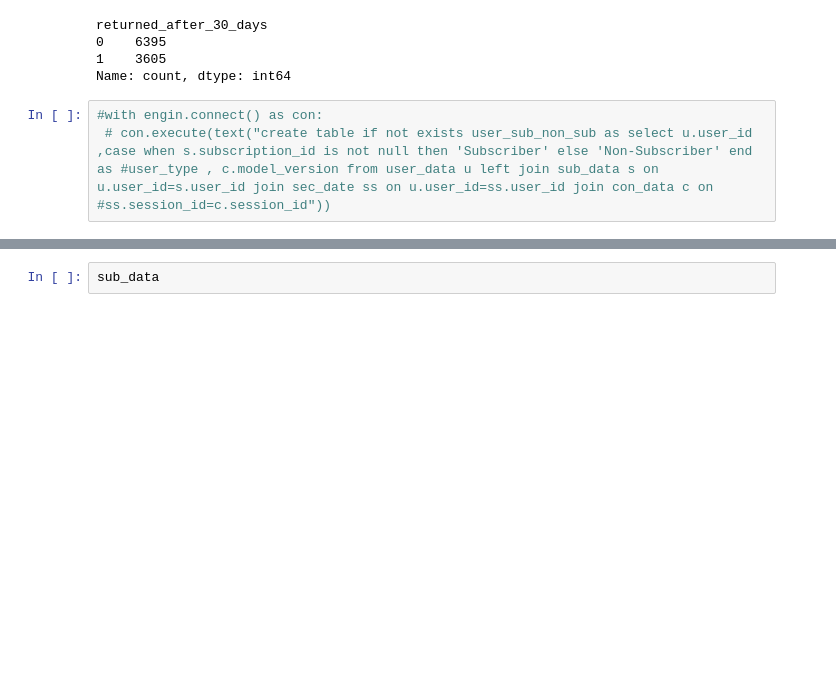
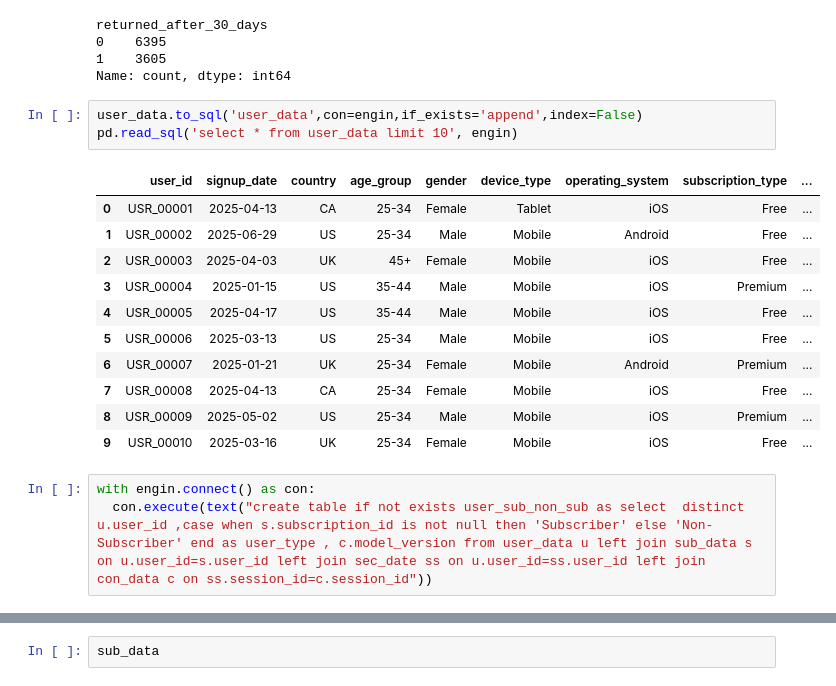
Before and after one commit to vishva0710/ai-chatbot-user-retention-analysis, a Jupyter notebook: AI_Chatbot_User_Retention_Analysis.ipynb, the cells around one changed output, grey strips where cells are left out. Saved outputs shown, nothing was run; the diff lists cells and outputs as text; blank space fills up the shorter version.

```diff
--- a/AI_Chatbot_User_Retention_Analysis.ipynb
+++ b/AI_Chatbot_User_Retention_Analysis.ipynb
@@ -1573,6 +1571,21 @@ returned_after_30_days
 0    6395
 1    3605
 Name: count, dtype: int64
+# %%
+user_data.to_sql('user_data',con=engin,if_exists='append',index=False)
+pd.read_sql('select * from user_data limit 10', engin)
+# %% [output]
+|  | user_id | signup_date | country | age_group | gender | device_type | operating_system | subscription_type | ... |
+| 0 | USR_00001 | 2025-04-13 | CA | 25-34 | Female | Tablet | iOS | Free | ... |
+| 1 | USR_00002 | 2025-06-29 | US | 25-34 | Male | Mobile | Android | Free | ... |
+| 2 | USR_00003 | 2025-04-03 | UK | 45+ | Female | Mobile | iOS | Free | ... |
+| 3 | USR_00004 | 2025-01-15 | US | 35-44 | Male | Mobile | iOS | Premium | ... |
+| 4 | USR_00005 | 2025-04-17 | US | 35-44 | Male | Mobile | iOS | Free | ... |
+| 5 | USR_00006 | 2025-03-13 | US | 25-34 | Male | Mobile | iOS | Free | ... |
+| 6 | USR_00007 | 2025-01-21 | UK | 25-34 | Female | Mobile | Android | Premium | ... |
+| 7 | USR_00008 | 2025-04-13 | CA | 25-34 | Female | Mobile | iOS | Free | ... |
+| 8 | USR_00009 | 2025-05-02 | US | 25-34 | Male | Mobile | iOS | Premium | ... |
+| 9 | USR_00010 | 2025-03-16 | UK | 25-34 | Female | Mobile | iOS | Free | ... |
 # %%
-#with engin.connect() as con:
- # con.execute(text("create table if not exists user_sub_non_sub as select u.user_id ,case when s.subscription_id is not null then 'Subscriber' else 'Non-Subscriber' end as #user_type , c.model_version from user_data u left join sub_data s on u.user_id=s.user_id join sec_date ss on u.user_id=ss.user_id join con_data c on #ss.session_id=c.session_id"))
+with engin.connect() as con:
+  con.execute(text("create table if not exists user_sub_non_sub as select  distinct u.user_id ,case when s.subscription_id is not null then 'Subscriber' else 'Non-Subscriber' end as user_type , c.model_version from user_data u left join sub_data s on u.user_id=s.user_id left join sec_date ss on u.user_id=ss.user_id left join con_data c on ss.session_id=c.session_id"))
```
Also changed, not shown: parts of 16 cells of this notebook.
